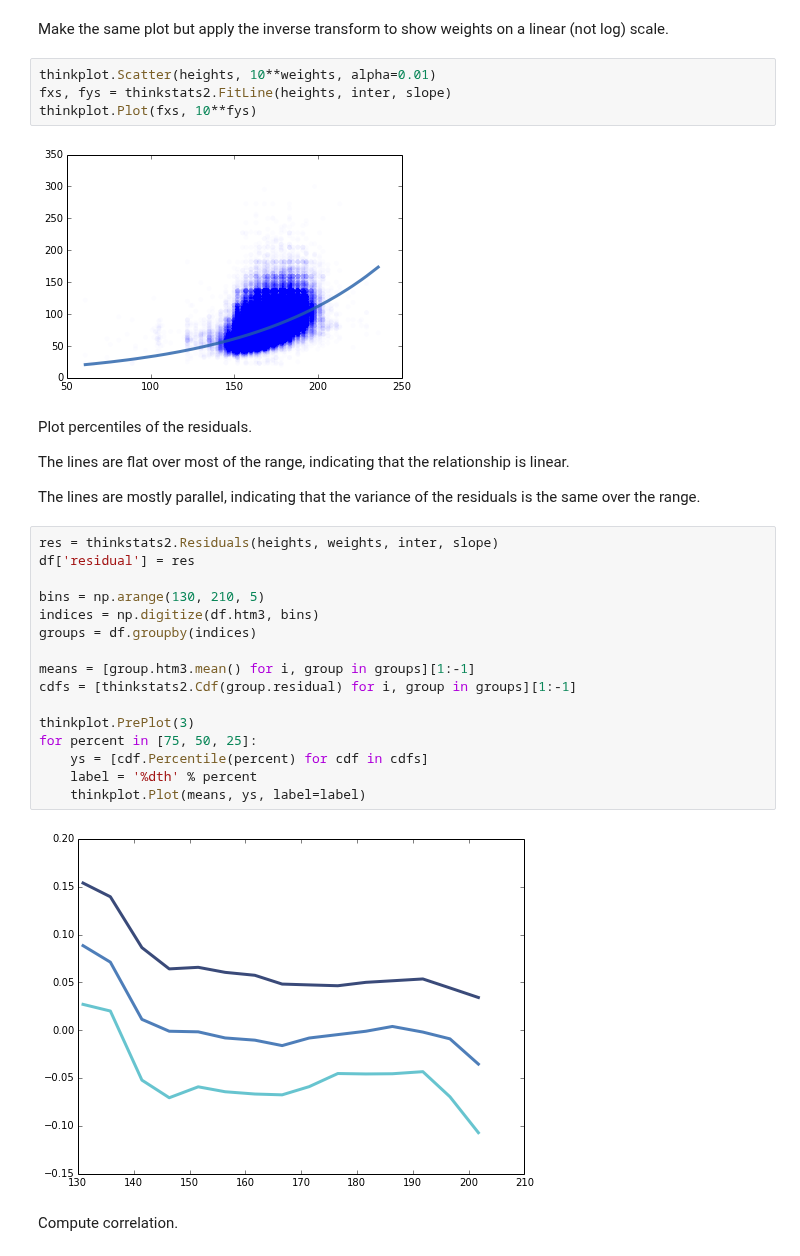
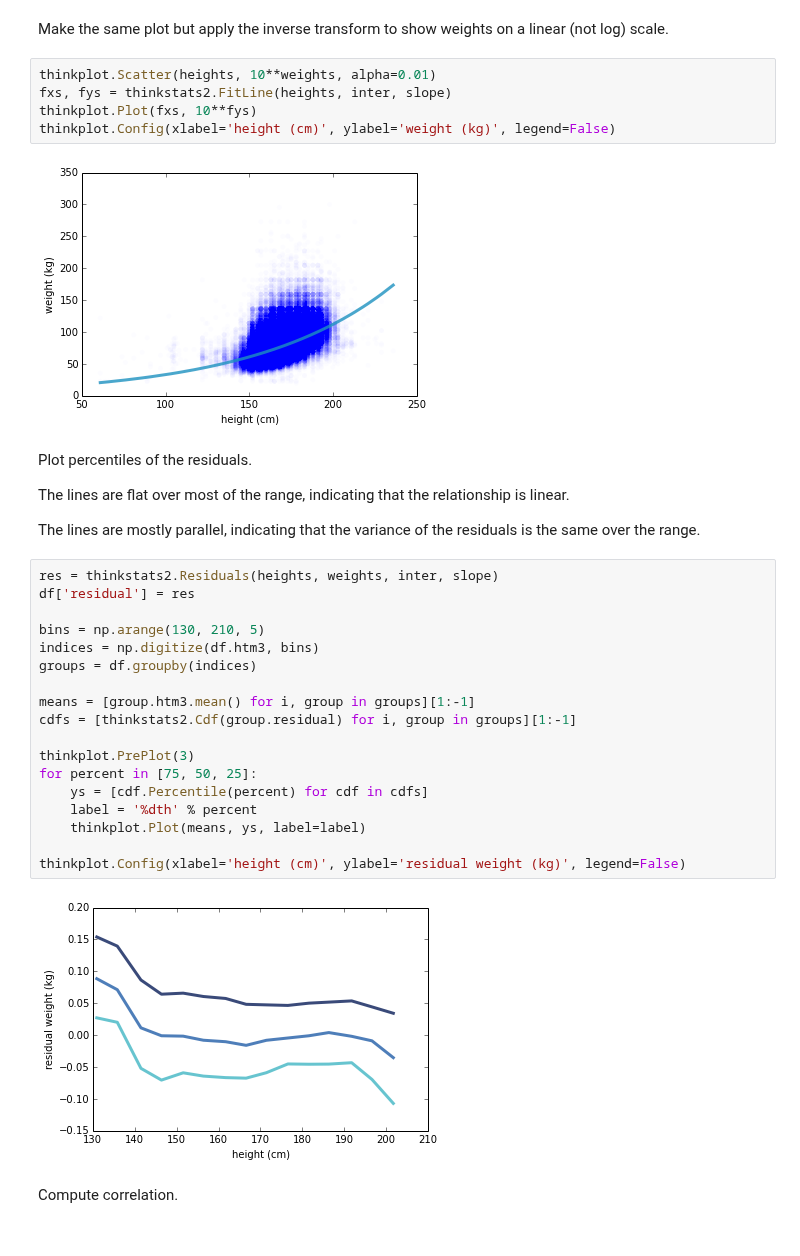
Before and after one commit to AllenDowney/ThinkStats2, a Jupyter notebook: code/chap10soln.ipynb, the cells around one changed output. Drawn from its saved outputs; the diff is of its cells as text.

```diff
--- a/code/chap10soln.ipynb
+++ b/code/chap10soln.ipynb
@@ -30,8 +42,9 @@ Make the same plot but apply the inverse transform to show weights on a linear (
 thinkplot.Scatter(heights, 10**weights, alpha=0.01)
 fxs, fys = thinkstats2.FitLine(heights, inter, slope)
 thinkplot.Plot(fxs, 10**fys)
+thinkplot.Config(xlabel='height (cm)', ylabel='weight (kg)', legend=False)
 # %% [output]
-[figure, old version]
+[figure, new version]
 # %% [markdown]
 Plot percentiles of the residuals.
 
@@ -41,21 +54,23 @@ The lines are mostly parallel, indicating that the variance of the residuals is
 # %%
 res = thinkstats2.Residuals(heights, weights, inter, slope)
 df['residual'] = res
 
 bins = np.arange(130, 210, 5)
 indices = np.digitize(df.htm3, bins)
 groups = df.groupby(indices)
 
 means = [group.htm3.mean() for i, group in groups][1:-1]
 cdfs = [thinkstats2.Cdf(group.residual) for i, group in groups][1:-1]
 
 thinkplot.PrePlot(3)
 for percent in [75, 50, 25]:
     ys = [cdf.Percentile(percent) for cdf in cdfs]
     label = '%dth' % percent
     thinkplot.Plot(means, ys, label=label)
+
+thinkplot.Config(xlabel='height (cm)', ylabel='residual weight (kg)', legend=False)
 # %% [output]
-[figure, old version]
+[figure, new version]
 # %% [markdown]
 Compute correlation.
 # %%
```
Also changed, not shown: parts of 18 cells of this notebook.
